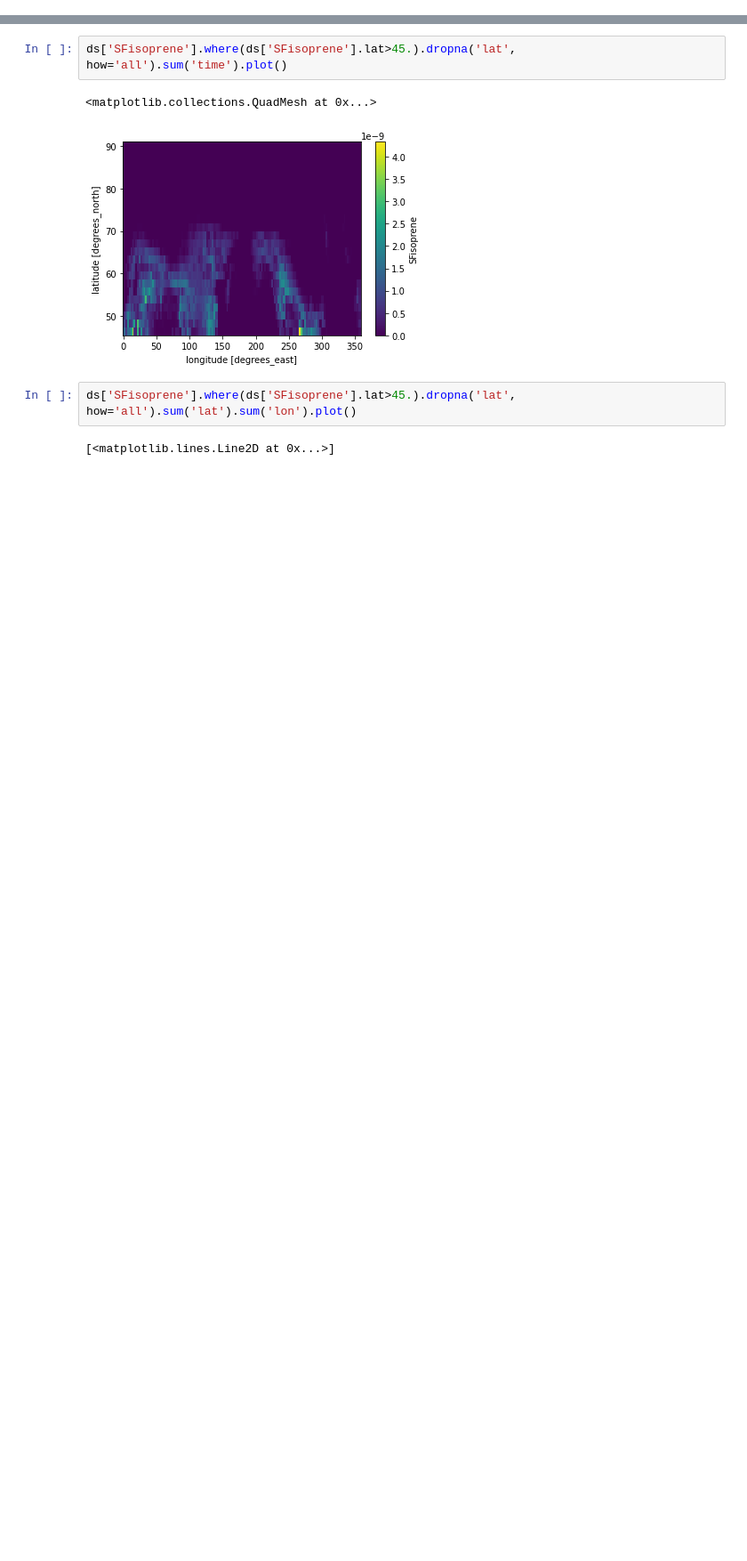
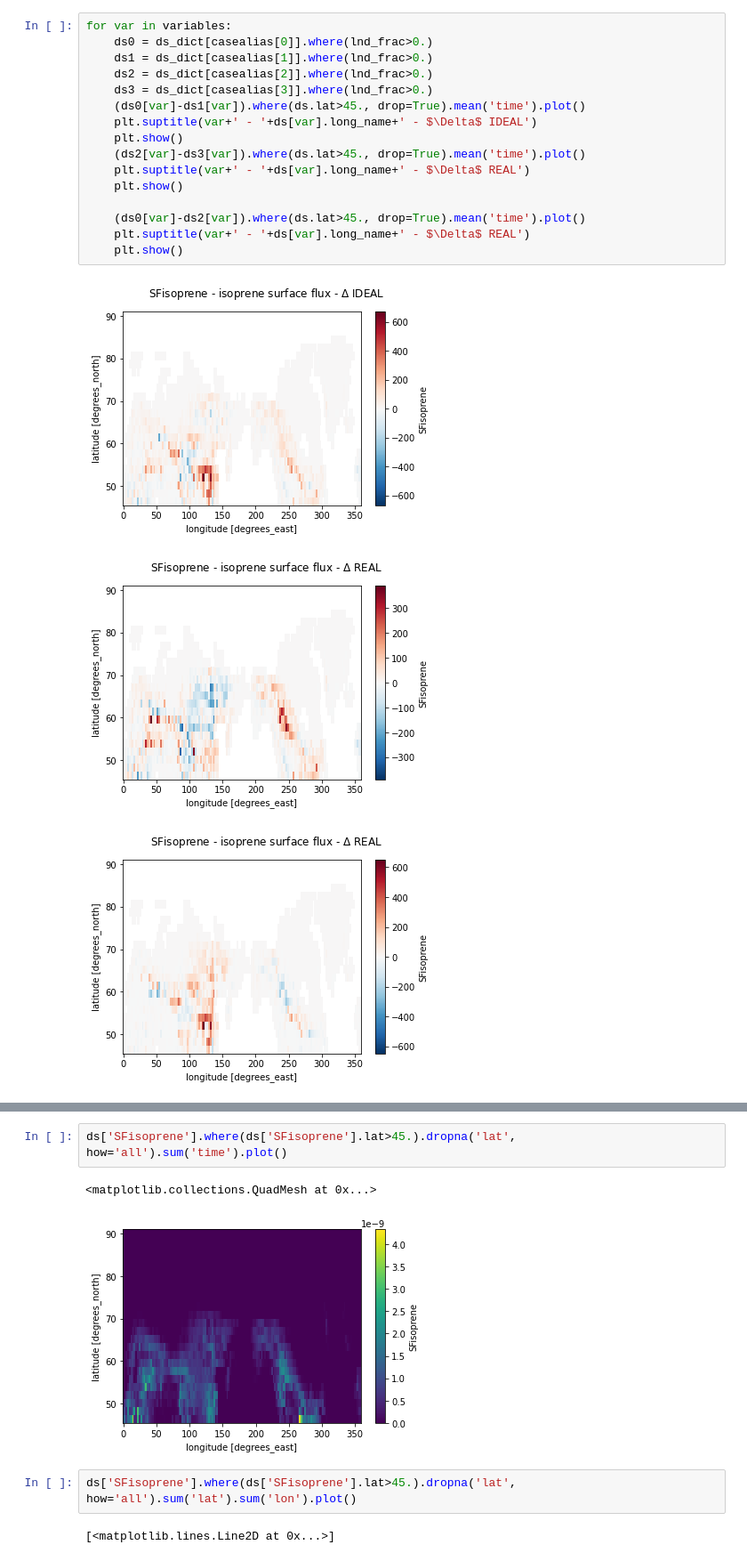
Before and after one commit to adelezaini/MasterThesis, a Jupyter notebook: notebooks/output/IDEAL-ON_BVOC.ipynb, the cells around one changed output, grey strips where cells are left out. Shown: that part at 89% size. Drawn from its saved outputs; the diff is of its cells as text; blank space fills up the shorter version.

```diff
--- a/notebooks/output/IDEAL-ON_BVOC.ipynb
+++ b/notebooks/output/IDEAL-ON_BVOC.ipynb
@@ -37,0 +33,20 @@ Attributes:
+# %%
+for var in variables:
+    ds0 = ds_dict[casealias[0]].where(lnd_frac>0.)
+    ds1 = ds_dict[casealias[1]].where(lnd_frac>0.)
+    ds2 = ds_dict[casealias[2]].where(lnd_frac>0.)
+    ds3 = ds_dict[casealias[3]].where(lnd_frac>0.)
+    (ds0[var]-ds1[var]).where(ds.lat>45., drop=True).mean('time').plot()
+    plt.suptitle(var+' - '+ds[var].long_name+' - $\Delta$ IDEAL')
+    plt.show()
+    (ds2[var]-ds3[var]).where(ds.lat>45., drop=True).mean('time').plot()
+    plt.suptitle(var+' - '+ds[var].long_name+' - $\Delta$ REAL')
+    plt.show()
+
+    (ds0[var]-ds2[var]).where(ds.lat>45., drop=True).mean('time').plot()
+    plt.suptitle(var+' - '+ds[var].long_name+' - $\Delta$ REAL')
+    plt.show()
+# %% [output]
+[figure, added]
+[figure, added]
+[figure, added]
```
Also changed, not shown: parts of 5 cells of this notebook.
